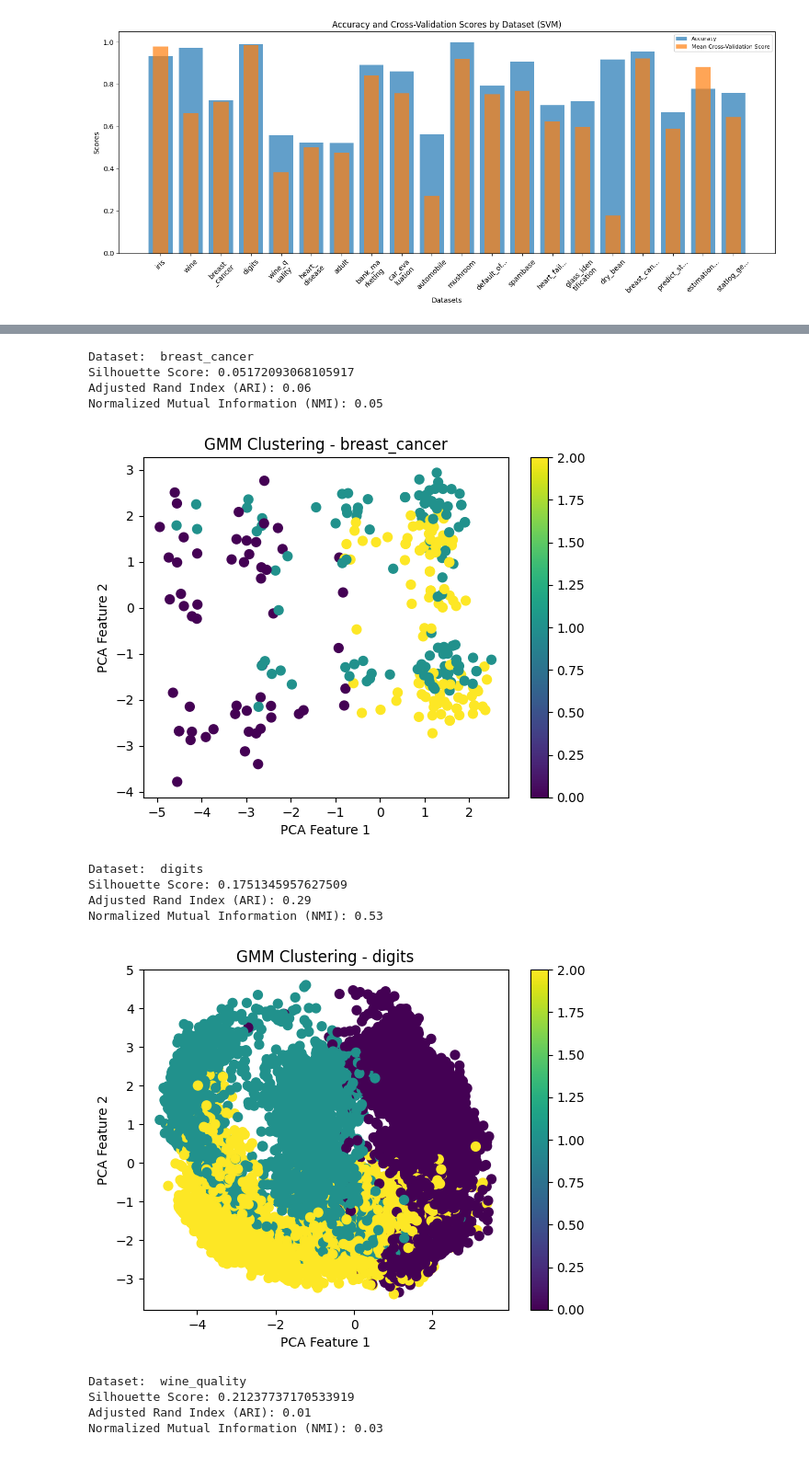
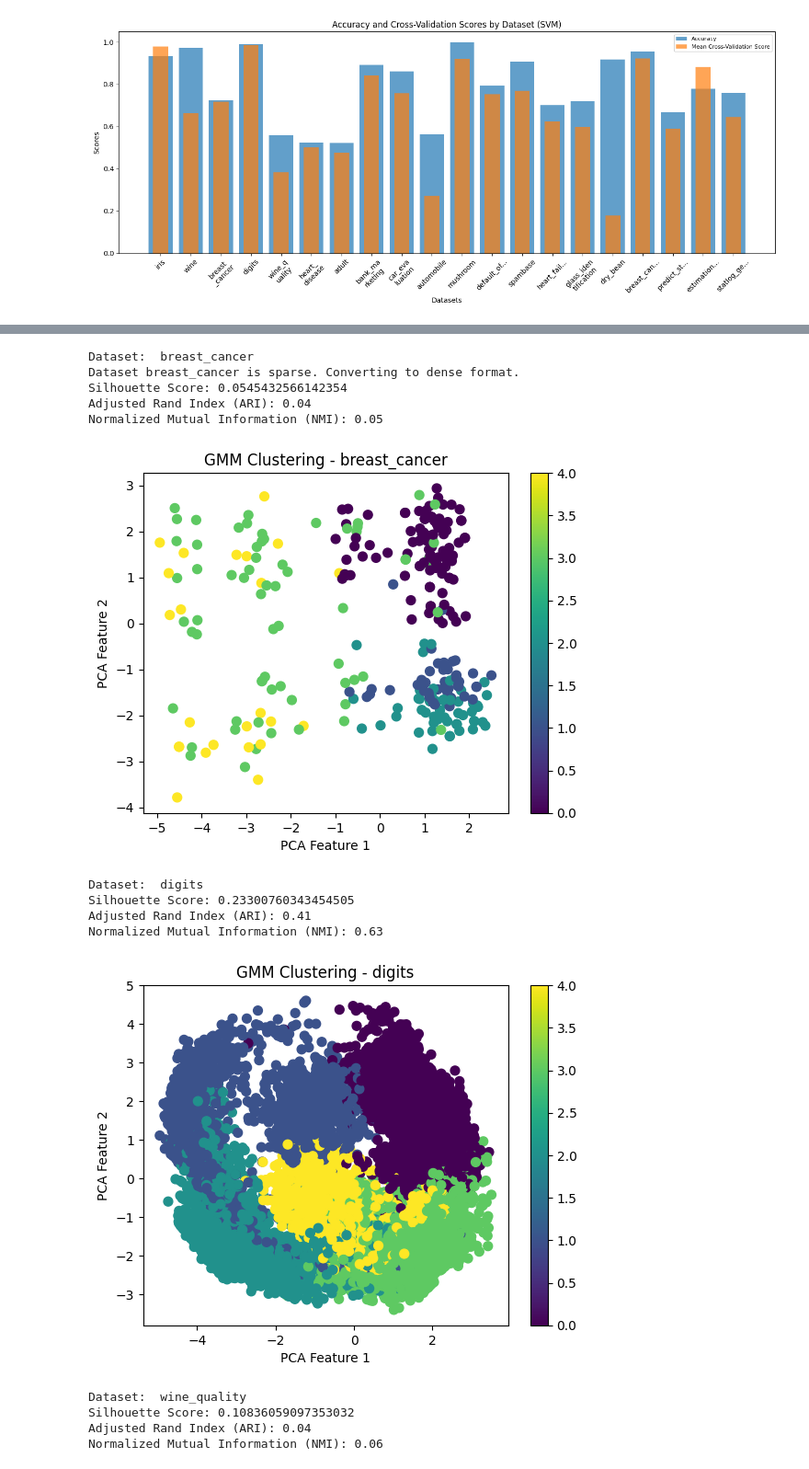
Before and after one commit to Lexagon02/D7041E-Project, a Jupyter notebook: knn_gmm.ipynb, the cells around one changed output, grey strips where cells are left out. Shown at 92% size. Cells and saved outputs as stored; diff of their text form; code cells hidden in the pictures.

Commit message:
plots and updated average metrics

```diff
--- a/knn_gmm.ipynb
+++ b/knn_gmm.ipynb
@@ -182,6 +182,7 @@ from sklearn.preprocessing import StandardScaler
 from sklearn.decomposition import PCA
 from sklearn.mixture import GaussianMixture
 from sklearn.metrics import silhouette_score
+from scipy.sparse import issparse
 
 silhouette_scores = []
 adjusted_rand_indices = []
@@ -205,13 +206,15 @@ for i, dataset in enumerate(data_list):
     # Ensure y_true is a 1D array
     y_true = np.ravel(y_true)
 
-    if data_names[i] == 'breast_cancer' or data_names[i] == 'adult' or data_names[i] == 'car_evaluation' or data_names[i] == 'mushroom':
+    # Convert sparse data to dense if necessary
+    if issparse(X):
+        print(f"Dataset {data_names[i]} is sparse. Converting to dense format.")
         X = X.toarray()
     scaler = StandardScaler(with_mean=False)
     X_scaled = scaler.fit_transform(X)
 
     # Choose the number of components (clusters)
-    n_components = 3
+    n_components = 5
     gmm = GaussianMixture(n_components=n_components, random_state=42)
     gmm.fit(X_scaled)
 
@@ -246,9 +249,9 @@ for i, dataset in enumerate(data_list):
     plt.show()
 
 if len(silhouette_scores) > 0:
-    average_silhouette = np.mean(score)
-    average_ari = np.mean(ari)
-    average_nmi = np.mean(nmi)
+    average_silhouette = np.mean(silhouette_scores)
+    average_ari = np.mean(adjusted_rand_indices)
+    average_nmi = np.mean(normalized_mutual_infos)
     average_explained_variance = np.mean(explained_variances)
 
     print(f"Average Silhouette Score: {average_silhouette:.2f}")
@@ -310,14 +313,15 @@ Normalized Mutual Information (NMI): 0.88
 Dataset:  breast_cancer
-Silhouette Score: 0.05172093068105917
-Adjusted Rand Index (ARI): 0.06
+Dataset breast_cancer is sparse. Converting to dense format.
+Silhouette Score: 0.0545432566142354
+Adjusted Rand Index (ARI): 0.04
 Normalized Mutual Information (NMI): 0.05
-[figure, old version]
+[figure, new version]
 Dataset:  digits
-Silhouette Score: 0.1751345957627509
-Adjusted Rand Index (ARI): 0.29
-Normalized Mutual Information (NMI): 0.53
+Silhouette Score: 0.23300760343454505
+Adjusted Rand Index (ARI): 0.41
+Normalized Mutual Information (NMI): 0.63
-[figure, old version]
+[figure, new version]
 Dataset:  wine_quality
-Silhouette Score: 0.21237737170533919
-Adjusted Rand Index (ARI): 0.01
-Normalized Mutual Information (NMI): 0.03
+Silhouette Score: 0.10836059097353032
+Adjusted Rand Index (ARI): 0.04
+Normalized Mutual Information (NMI): 0.06
```
Also changed, not shown: parts of 2 cells of this notebook.
